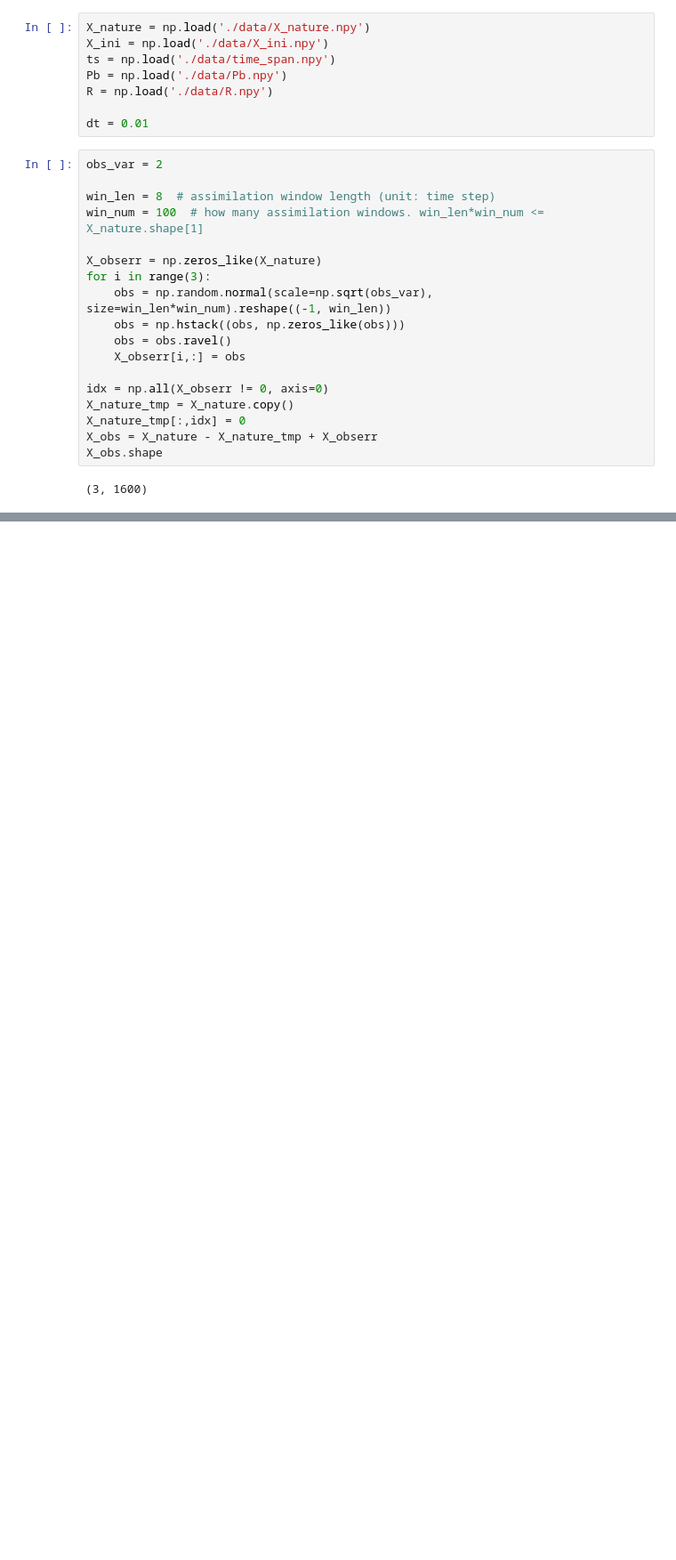
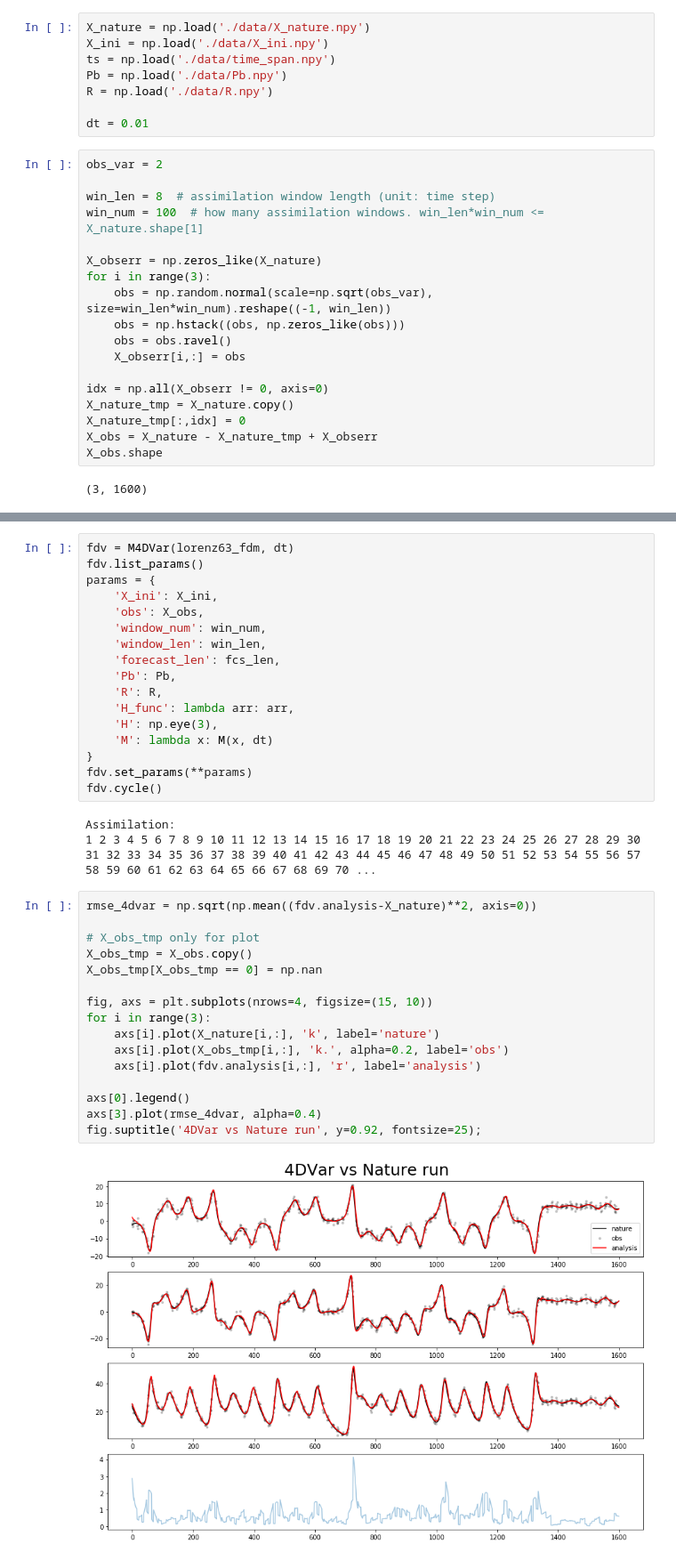
Before and after one commit to micky85lu/Data-Assimilation-Project, a Jupyter notebook: Untitled Folder/class4DVar.ipynb, the cells around one changed output, grey strips where cells are left out. Shown: that part at 89% size. Saved outputs shown, nothing was run; the diff lists cells and outputs as text; blank space fills up the shorter version.

```diff
--- a/Untitled Folder/class4DVar.ipynb
+++ b/Untitled Folder/class4DVar.ipynb
@@ -317,0 +388,38 @@ fig.suptitle('4DVar vs Nature run', y=0.92, fontsize=25);
+# %%
+fdv = M4DVar(lorenz63_fdm, dt)
+fdv.list_params()
+params = {
+    'X_ini': X_ini,
+    'obs': X_obs,
+    'window_num': win_num,
+    'window_len': win_len,
+    'forecast_len': fcs_len,
+    'Pb': Pb,
+    'R': R,
+    'H_func': lambda arr: arr,
+    'H': np.eye(3),
+    'M': lambda x: M(x, dt)
+}
+fdv.set_params(**params)
+fdv.cycle()
+# %% [output]
+Assimilation:
+1 2 3 4 5 6 7 8 9 10 11 12 13 14 15 16 17 18 19 20 21 22 23 24 25 26 27 28 29 30 31 32 33 34 35 36 37 38 39 40 41 42 43 44 45 46 47 48 49 50 51 52 53 54 55 56 57 58 59 60 61 62 63 64 65 66 67 68 69 70 ...
+# %%
+rmse_4dvar = np.sqrt(np.mean((fdv.analysis-X_nature)**2, axis=0))
+
+# X_obs_tmp only for plot
+X_obs_tmp = X_obs.copy()
+X_obs_tmp[X_obs_tmp == 0] = np.nan
+
+fig, axs = plt.subplots(nrows=4, figsize=(15, 10))
+for i in range(3):
+    axs[i].plot(X_nature[i,:], 'k', label='nature')
+    axs[i].plot(X_obs_tmp[i,:], 'k.', alpha=0.2, label='obs')
+    axs[i].plot(fdv.analysis[i,:], 'r', label='analysis')
+
+axs[0].legend()
+axs[3].plot(rmse_4dvar, alpha=0.4)
+fig.suptitle('4DVar vs Nature run', y=0.92, fontsize=25);
+# %% [output]
+[figure, added]
```
Also changed, not shown: parts of 8 cells of this notebook, 35 other files.
